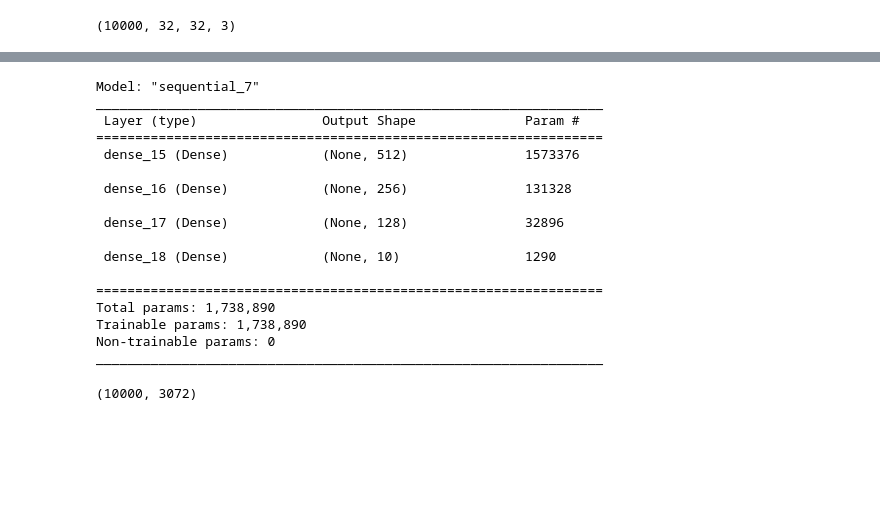
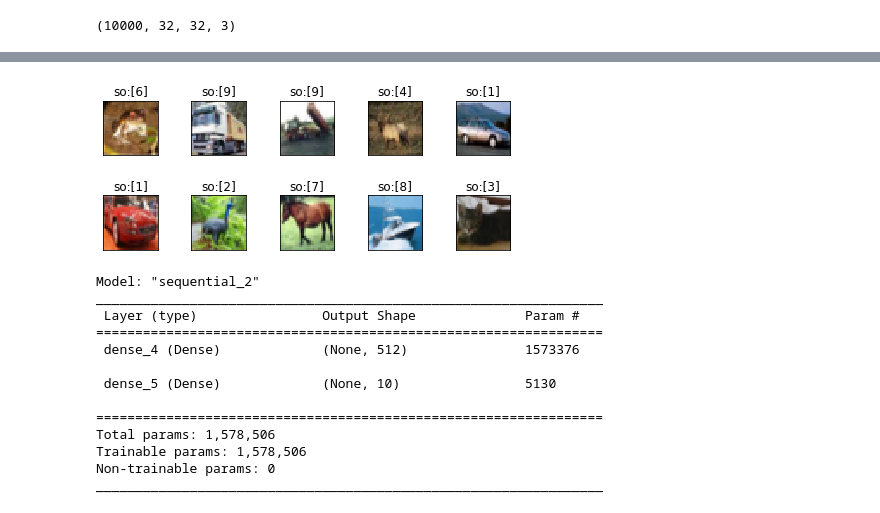
Before and after one commit to NGUYEN-CONG-VINH/BAI_TAP_VE_NHA_TUAN_9_AI, a Jupyter notebook: cifar10.ipynb, the cells around one changed output, grey strips where cells are left out. Cells and saved outputs as stored; diff of their text form; code cells hidden in the pictures; blank space fills up the shorter version.

```diff
--- a/cifar10.ipynb
+++ b/cifar10.ipynb
@@ -26,3 +28,13 @@ plt.show()
+# %%
+for i in range(10):
+  plt.subplot(3,5,i+1)
+  plt.tight_layout()
+  plt.imshow(train_images[i],cmap='gray',interpolation='none')
+  plt.title('so:{}'.format(train_lables[i]))
+  plt.xticks([])
+  plt.yticks([])
+# %% [output]
+[figure, added]
 # %%
 from tensorflow.python import summary
 #tao mo hinh
@@ -30,35 +42,25 @@ from keras.models import Sequential
 from keras.layers import Dense
 model = Sequential()
 model.add(Dense(512, input_shape = (32*32*3,), activation = 'relu'))
-model.add(Dense(256, activation = 'relu'))
-model.add(Dense(128, activation = 'relu'))
 model.add(Dense(10, activation = 'softmax'))
 model.summary()
 # %% [output]
-Model: "sequential_7"
+Model: "sequential_2"
 _________________________________________________________________
  Layer (type)                Output Shape              Param #
 =================================================================
- dense_15 (Dense)            (None, 512)               1573376
+ dense_4 (Dense)             (None, 512)               1573376
 
- dense_16 (Dense)            (None, 256)               131328
-
- dense_17 (Dense)            (None, 128)               32896
-
- dense_18 (Dense)            (None, 10)                1290
+ dense_5 (Dense)             (None, 10)                5130
 
 =================================================================
-Total params: 1,738,890
-Trainable params: 1,738,890
+Total params: 1,578,506
+Trainable params: 1,578,506
 Non-trainable params: 0
 _________________________________________________________________
 # %%
-train_images = train_images.reshape((50000, 32*32*3))
-train_images = train_images.astype('float32')/255
-
-test_images = test_images.reshape((10000, 32*32*3))
-test_images = test_images.astype('float32')/255
-test_images.shape
+train_images=train_images.reshape((50000,32*32*3))
+train_images=train_images.astype('float32')/255
+test_images=test_images.reshape((10000,32*32*3))
+test_images=test_images.astype('float32')/255
-# %% [output]
-(10000, 3072)
 # %%
```
Also changed, not shown: parts of 5 cells of this notebook.
